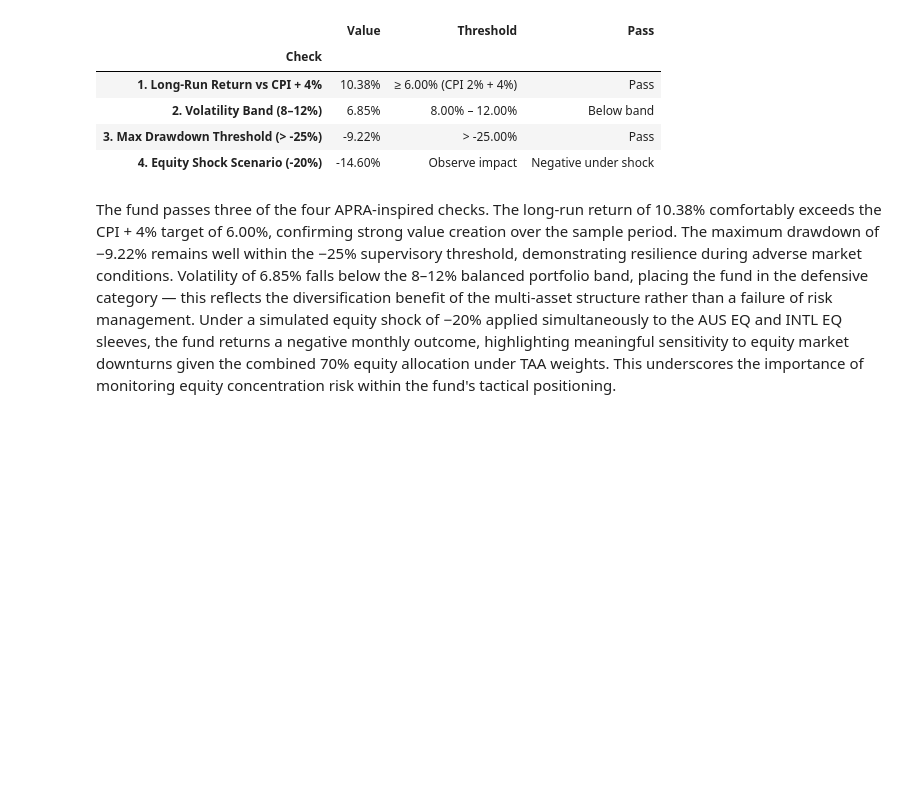
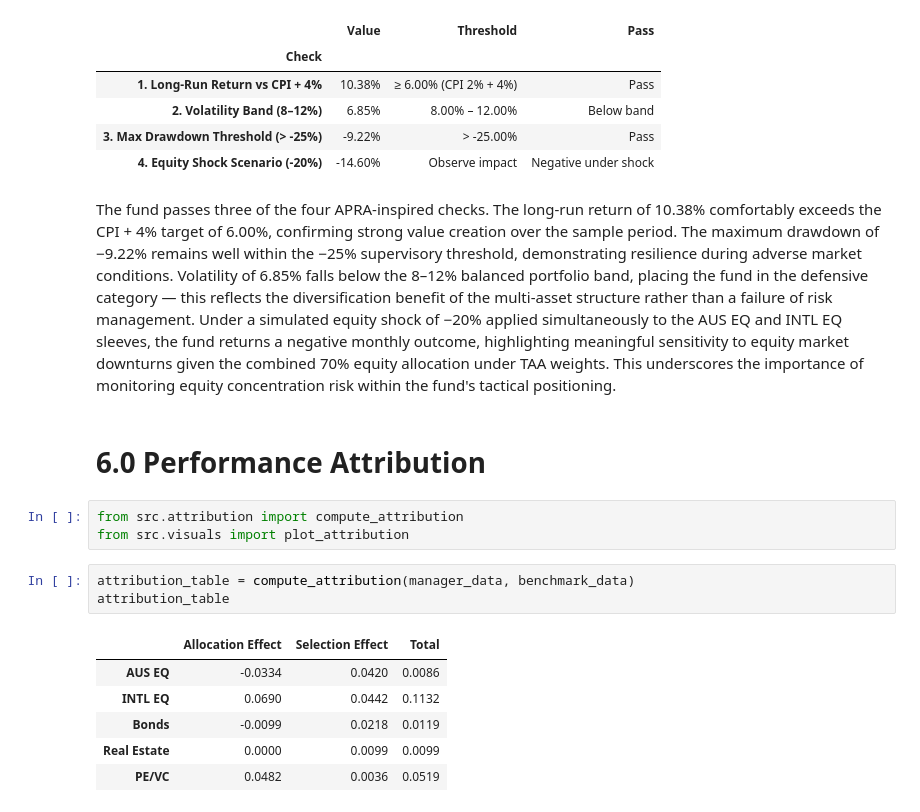
Before and after one commit to afperry2/FINM3422-Group-8-Task-2, a Jupyter notebook: notebook/multi-asset_portfolio_performance_report.ipynb, the cells around one changed output. Saved outputs shown, nothing was run; the diff lists cells and outputs as text; blank space fills up the shorter version.

```diff
--- a/notebook/multi-asset_portfolio_performance_report.ipynb
+++ b/notebook/multi-asset_portfolio_performance_report.ipynb
@@ -77,3 +77,18 @@ apra_table
 | 4. Equity Shock Scenario (-20%) | -14.60% | Observe impact | Negative under shock |
 # %% [markdown]
 The fund passes three of the four APRA-inspired checks. The long-run return of 10.38% comfortably exceeds the CPI + 4% target of 6.00%, confirming strong value creation over the sample period. The maximum drawdown of −9.22% remains well within the −25% supervisory threshold, demonstrating resilience during adverse market conditions. Volatility of 6.85% falls below the 8–12% balanced portfolio band, placing the fund in the defensive category — this reflects the diversification benefit of the multi-asset structure rather than a failure of risk management. Under a simulated equity shock of −20% applied simultaneously to the AUS EQ and INTL EQ sleeves, the fund returns a negative monthly outcome, highlighting meaningful sensitivity to equity market downturns given the combined 70% equity allocation under TAA weights. This underscores the importance of monitoring equity concentration risk within the fund's tactical positioning.
+# %% [markdown]
+# 6.0 Performance Attribution
+# %%
+from src.attribution import compute_attribution
+from src.visuals import plot_attribution
+# %%
+attribution_table = compute_attribution(manager_data, benchmark_data)
+attribution_table
+# %% [output]
+|  | Allocation Effect | Selection Effect | Total |
+| AUS EQ | -0.0334 | 0.0420 | 0.0086 |
+| INTL EQ | 0.0690 | 0.0442 | 0.1132 |
+| Bonds | -0.0099 | 0.0218 | 0.0119 |
+| Real Estate | 0.0000 | 0.0099 | 0.0099 |
+| PE/VC | 0.0482 | 0.0036 | 0.0519 |
```
Also changed, not shown: parts of 1 cell of this notebook, 2 other files.
